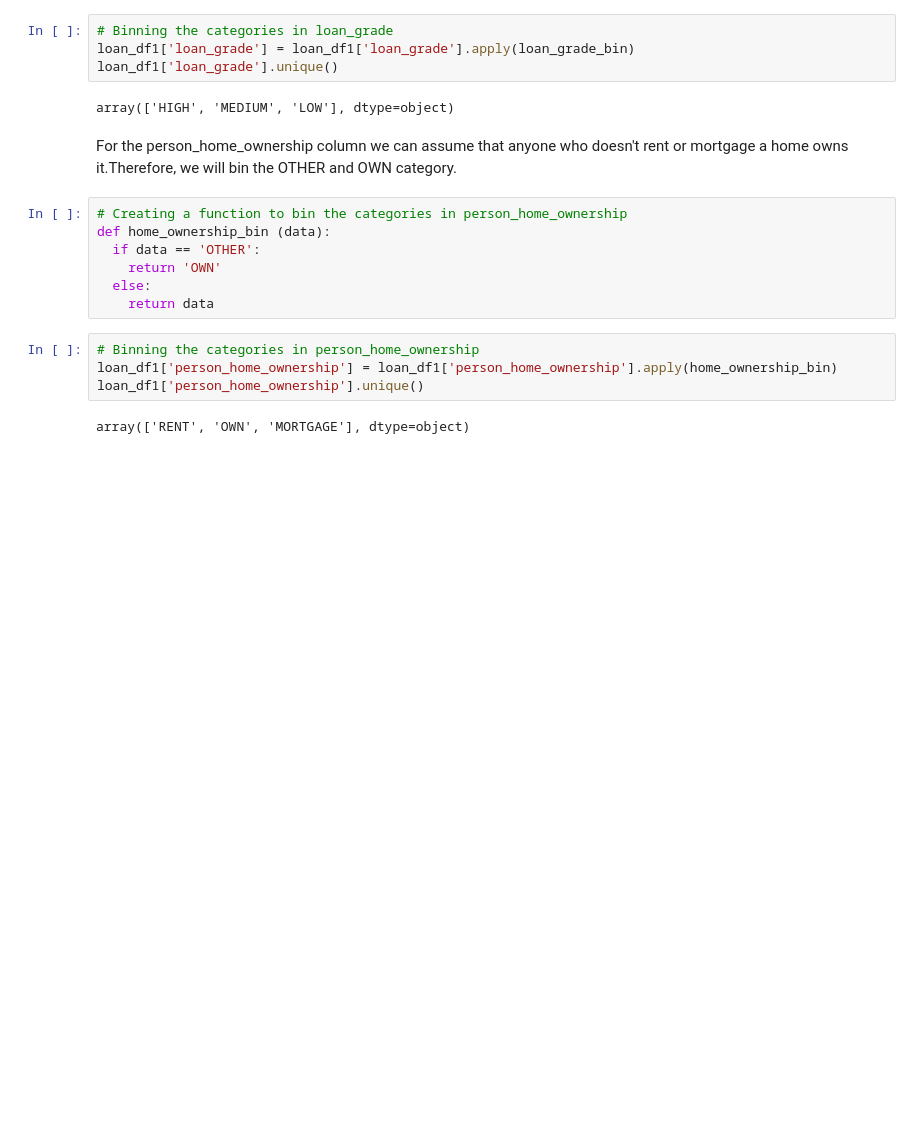
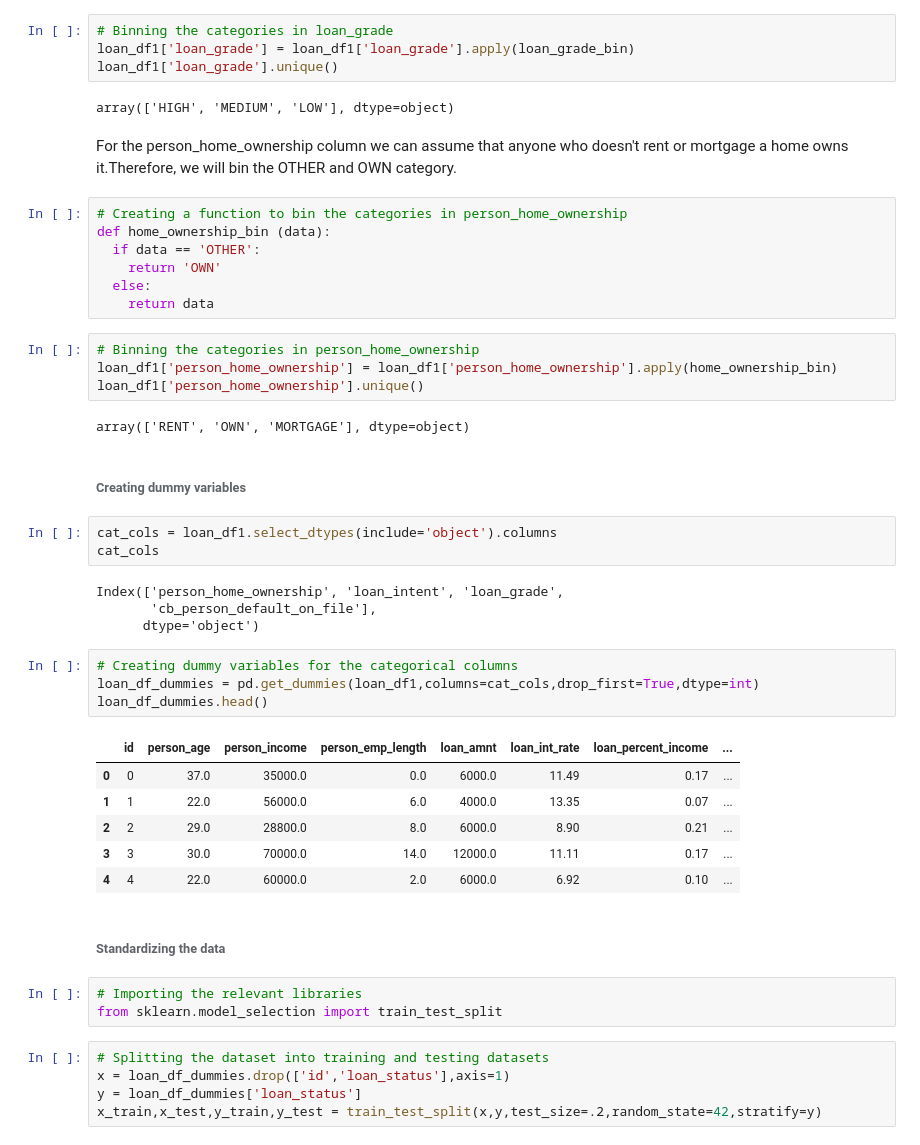
Before and after one commit to WilliamNdoni/loan_approval_prediction_kaggle, a Jupyter notebook: loan_approval_prediction.ipynb, the cells around one changed output. Cells and saved outputs as stored; diff of their text form; blank space fills up the shorter version.

```diff
--- a/loan_approval_prediction.ipynb
+++ b/loan_approval_prediction.ipynb
@@ -523,3 +523,33 @@ loan_df1['person_home_ownership'] = loan_df1['person_home_ownership'].apply(home
 loan_df1['person_home_ownership'].unique()
 # %% [output]
 array(['RENT', 'OWN', 'MORTGAGE'], dtype=object)
+# %% [markdown]
+###### Creating dummy variables
+# %%
+cat_cols = loan_df1.select_dtypes(include='object').columns
+cat_cols
+# %% [output]
+Index(['person_home_ownership', 'loan_intent', 'loan_grade',
+       'cb_person_default_on_file'],
+      dtype='object')
+# %%
+# Creating dummy variables for the categorical columns
+loan_df_dummies = pd.get_dummies(loan_df1,columns=cat_cols,drop_first=True,dtype=int)
+loan_df_dummies.head()
+# %% [output]
+|  | id | person_age | person_income | person_emp_length | loan_amnt | loan_int_rate | loan_percent_income | ... |
+| 0 | 0 | 37.0 | 35000.0 | 0.0 | 6000.0 | 11.49 | 0.17 | ... |
+| 1 | 1 | 22.0 | 56000.0 | 6.0 | 4000.0 | 13.35 | 0.07 | ... |
+| 2 | 2 | 29.0 | 28800.0 | 8.0 | 6000.0 | 8.90 | 0.21 | ... |
+| 3 | 3 | 30.0 | 70000.0 | 14.0 | 12000.0 | 11.11 | 0.17 | ... |
+| 4 | 4 | 22.0 | 60000.0 | 2.0 | 6000.0 | 6.92 | 0.10 | ... |
+# %% [markdown]
+###### Standardizing the data
+# %%
+# Importing the relevant libraries
+from sklearn.model_selection import train_test_split
+# %%
+# Splitting the dataset into training and testing datasets
+x = loan_df_dummies.drop(['id','loan_status'],axis=1)
+y = loan_df_dummies['loan_status']
+x_train,x_test,y_train,y_test = train_test_split(x,y,test_size=.2,random_state=42,stratify=y)
```
Also changed, not shown: parts of 12 cells of this notebook.
